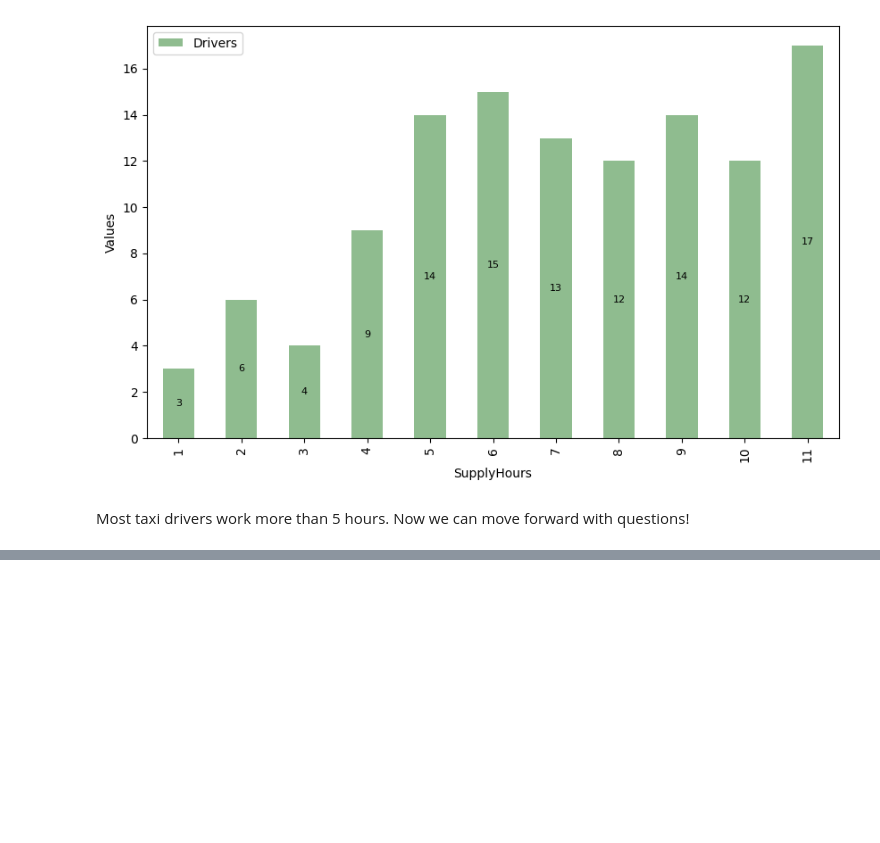
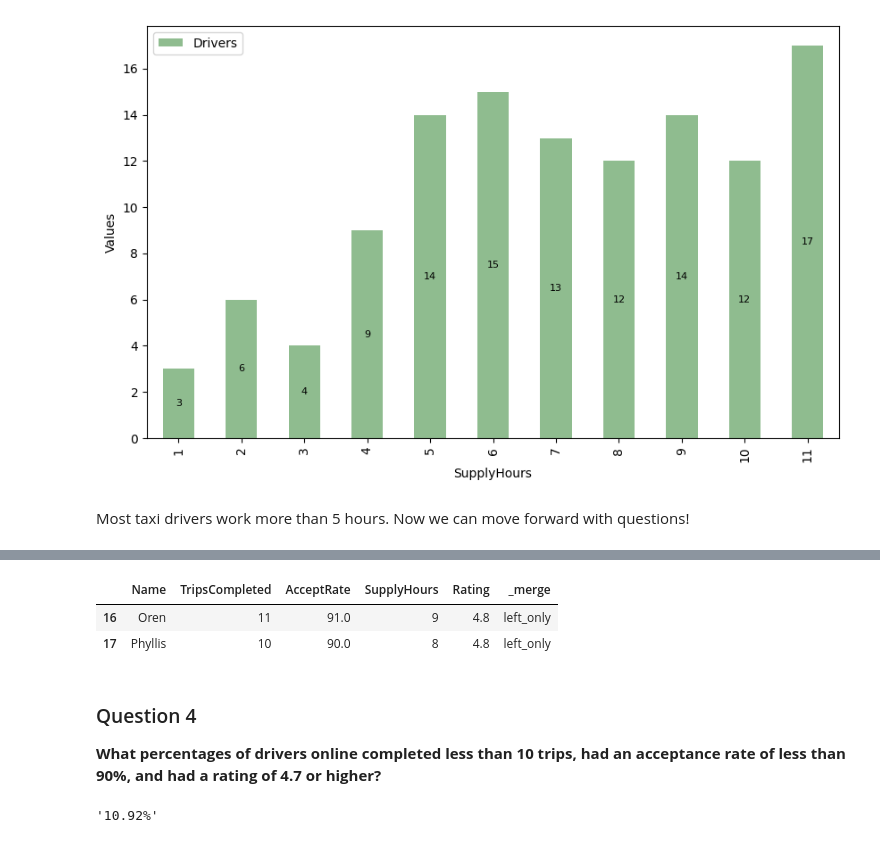
Before and after one commit to manujsinghwal/uber-partner-business-modeling, a Jupyter notebook: uber_partner_business_modeling.ipynb, the cells around one changed output, grey strips where cells are left out. Drawn from its saved outputs; the diff is of its cells as text; code cells hidden in the pictures; blank space fills up the shorter version.

```diff
--- a/uber_partner_business_modeling.ipynb
+++ b/uber_partner_business_modeling.ipynb
@@ -171,0 +188,9 @@ Most taxi drivers work more than 5 hours. Now we can move forward with questions
+# %%
+option1 = (
+    df
+    .copy()
+    .query('SupplyHours >= 8 & AcceptRate >= 90.0 & TripsCompleted >= 10 & Rating >= 4.7')
+)
+
+option1_payout = '$' + str(option1.shape[0] * 50)
+option1_payout
@@ -171,0 +204,9 @@ Most taxi drivers work more than 5 hours. Now we can move forward with questions
+# %%
+option2 = (
+    df
+    .copy()
+    .query('TripsCompleted >= 12 & Rating >= 4.7')
+)
+
+option2_payout = '$' + str(option2['TripsCompleted'].sum() *  4)
+option2_payout
@@ -171,0 +220,33 @@ Most taxi drivers work more than 5 hours. Now we can move forward with questions
+# %%
+df_merge = pd.merge(
+    option1,
+    option2,
+    how='left',
+    on=option1.columns.to_list(),
+    indicator=True
+)
+
+drivers_with_option1 = (
+    df_merge
+    .query('_merge == "left_only"')
+  )
+
+drivers_with_option1
+# %% [output]
+|  | Name | TripsCompleted | AcceptRate | SupplyHours | Rating | _merge |
+| 16 | Oren | 11 | 91.0 | 9 | 4.8 | left_only |
+| 17 | Phyllis | 10 | 90.0 | 8 | 4.8 | left_only |
+# %% [markdown]
+### Question 4
+**What percentages of drivers online completed less than 10 trips, had an acceptance rate of less than 90%, and had a rating of 4.7 or higher?**
+# %%
+drivers_filtered = (
+    df
+    .copy()
+    .query('TripsCompleted < 10 & AcceptRate < 90.0 & Rating >= 4.7')
+)
+
+drivers_percentage = str(round(drivers_filtered.shape[0] * 100.0 / df.shape[0], 2)) + '%'
+drivers_percentage
+# %% [output]
+'10.92%'
```
Also changed, not shown: parts of 28 cells of this notebook.
